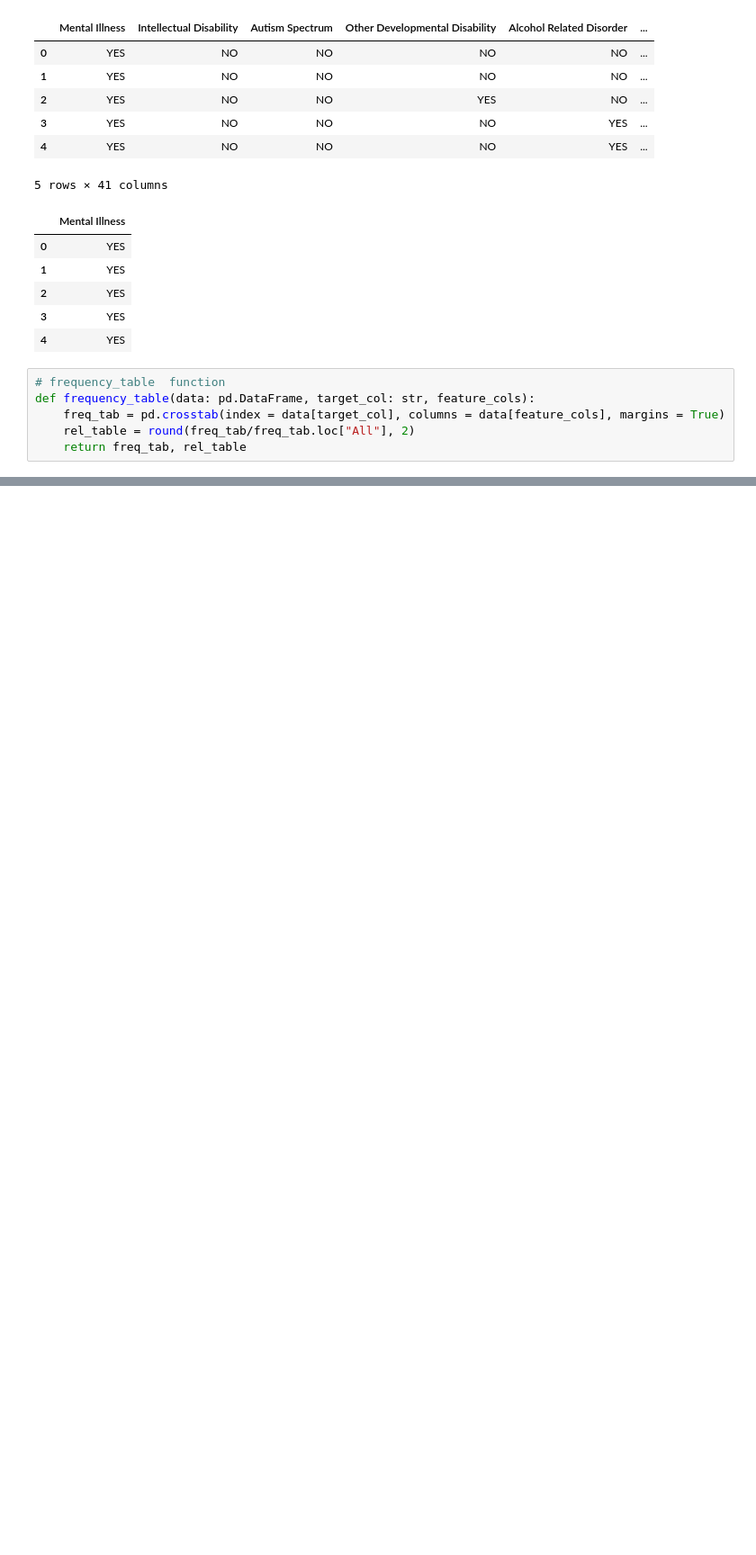
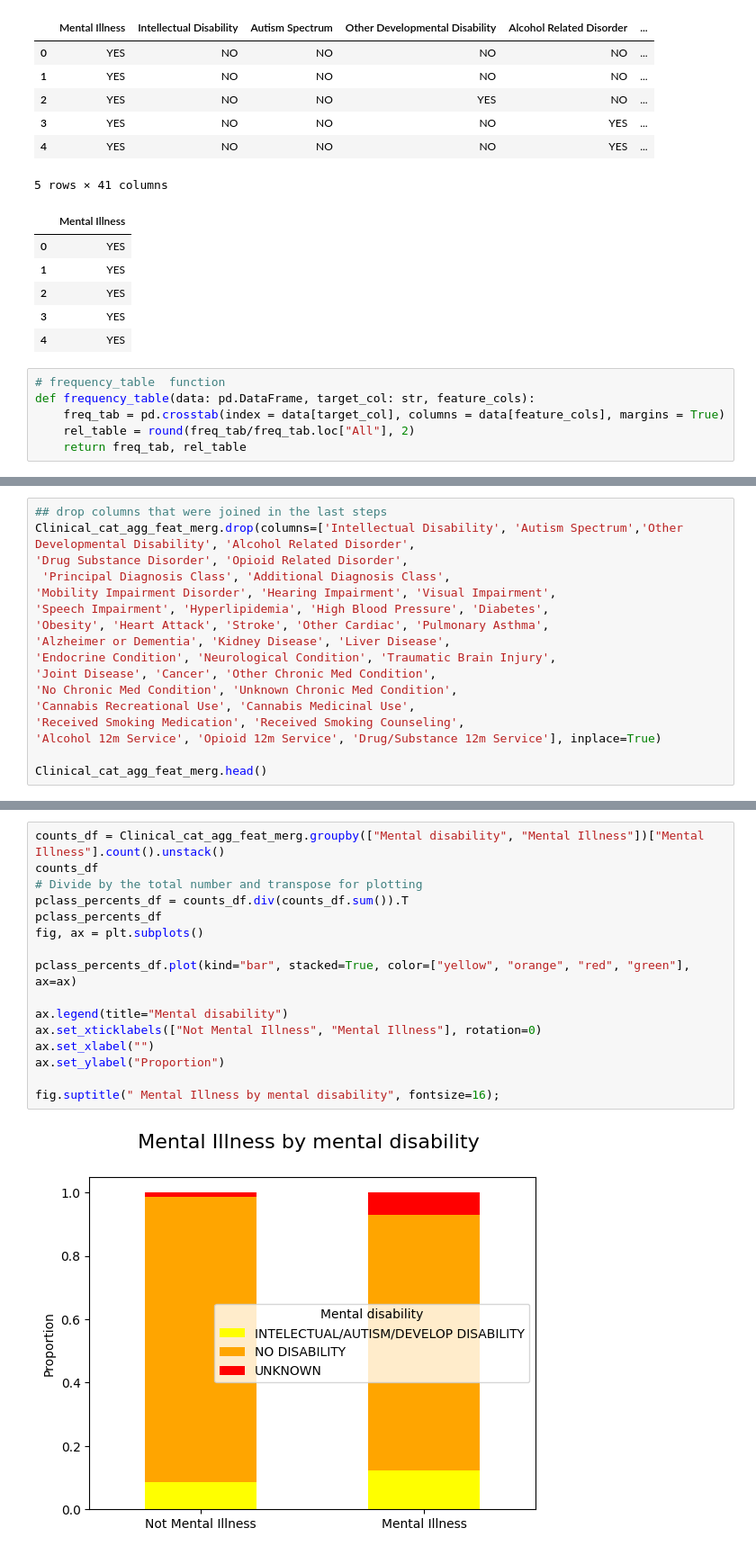
Before and after one commit to rdmouhouadi/Mental_Health_State_Prediction, a Jupyter notebook: Notebooks/EDA_Clinical_Group.ipynb, the cells around one changed output, grey strips where cells are left out. Shown at 90% size. Saved outputs shown, nothing was run; the diff lists cells and outputs as text; blank space fills up the shorter version.

```diff
--- a/Notebooks/EDA_Clinical_Group.ipynb
+++ b/Notebooks/EDA_Clinical_Group.ipynb
@@ -36,0 +674,17 @@ def frequency_table(data: pd.DataFrame, target_col: str, feature_cols):
+# %%
+## drop columns that were joined in the last steps
+Clinical_cat_agg_feat_merg.drop(columns=['Intellectual Disability', 'Autism Spectrum','Other Developmental Disability', 'Alcohol Related Disorder',
+'Drug Substance Disorder', 'Opioid Related Disorder',
+ 'Principal Diagnosis Class', 'Additional Diagnosis Class',
+'Mobility Impairment Disorder', 'Hearing Impairment', 'Visual Impairment',
+'Speech Impairment', 'Hyperlipidemia', 'High Blood Pressure', 'Diabetes',
+'Obesity', 'Heart Attack', 'Stroke', 'Other Cardiac', 'Pulmonary Asthma',
+'Alzheimer or Dementia', 'Kidney Disease', 'Liver Disease',
+'Endocrine Condition', 'Neurological Condition', 'Traumatic Brain Injury',
+'Joint Disease', 'Cancer', 'Other Chronic Med Condition',
+'No Chronic Med Condition', 'Unknown Chronic Med Condition',
+'Cannabis Recreational Use', 'Cannabis Medicinal Use',
+'Received Smoking Medication', 'Received Smoking Counseling',
+'Alcohol 12m Service', 'Opioid 12m Service', 'Drug/Substance 12m Service'], inplace=True)
+
+Clinical_cat_agg_feat_merg.head()
@@ -36,0 +1154,18 @@ def frequency_table(data: pd.DataFrame, target_col: str, feature_cols):
+# %%
+counts_df = Clinical_cat_agg_feat_merg.groupby(["Mental disability", "Mental Illness"])["Mental Illness"].count().unstack()
+counts_df
+# Divide by the total number and transpose for plotting
+pclass_percents_df = counts_df.div(counts_df.sum()).T
+pclass_percents_df
+fig, ax = plt.subplots()
+
+pclass_percents_df.plot(kind="bar", stacked=True, color=["yellow", "orange", "red", "green"], ax=ax)
+
+ax.legend(title="Mental disability")
+ax.set_xticklabels(["Not Mental Illness", "Mental Illness"], rotation=0)
+ax.set_xlabel("")
+ax.set_ylabel("Proportion")
+
+fig.suptitle(" Mental Illness by mental disability", fontsize=16);
+# %% [output]
+[figure, added]
```
Also changed, not shown: parts of 53 cells of this notebook.
